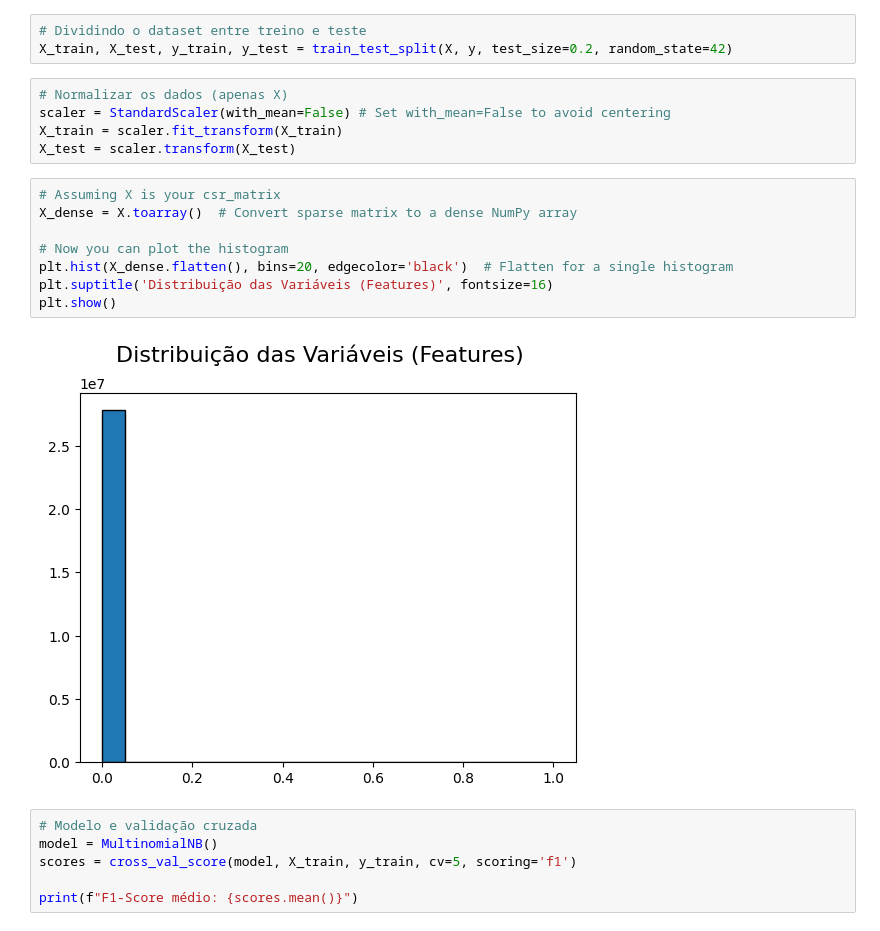
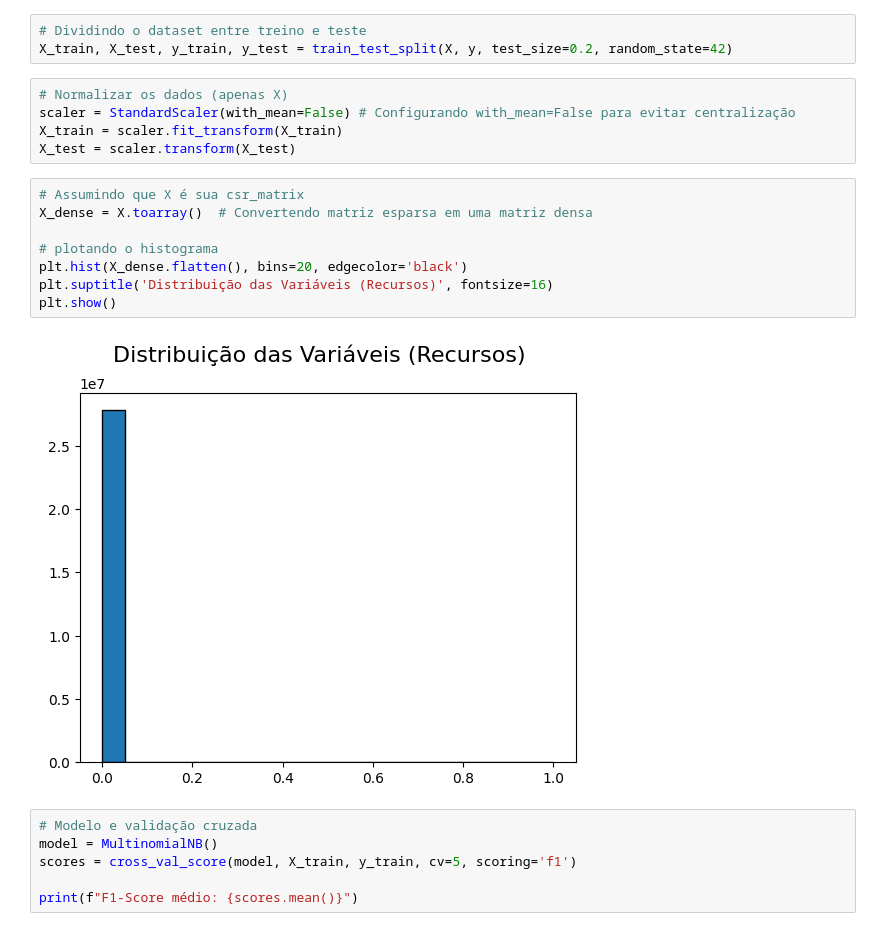
Before and after one commit to andrespeedwork/Machine-Learning-Analytics, a Jupyter notebook: Machine_Learning_e_Analytics.ipynb, the cells around one changed output. Saved outputs shown, nothing was run; the diff lists cells and outputs as text.

```diff
--- a/Machine_Learning_e_Analytics.ipynb
+++ b/Machine_Learning_e_Analytics.ipynb
@@ -96,19 +96,19 @@ y = df['label']
 X_train, X_test, y_train, y_test = train_test_split(X, y, test_size=0.2, random_state=42)
 # %%
 # Normalizar os dados (apenas X)
-scaler = StandardScaler(with_mean=False) # Set with_mean=False to avoid centering
+scaler = StandardScaler(with_mean=False) # Configurando with_mean=False para evitar centralização
 X_train = scaler.fit_transform(X_train)
 X_test = scaler.transform(X_test)
 # %%
-# Assuming X is your csr_matrix
-X_dense = X.toarray()  # Convert sparse matrix to a dense NumPy array
+# Assumindo que X é sua csr_matrix
+X_dense = X.toarray()  # Convertendo matriz esparsa em uma matriz densa
 
-# Now you can plot the histogram
-plt.hist(X_dense.flatten(), bins=20, edgecolor='black')  # Flatten for a single histogram
-plt.suptitle('Distribuição das Variáveis (Features)', fontsize=16)
+# plotando o histograma
+plt.hist(X_dense.flatten(), bins=20, edgecolor='black')
+plt.suptitle('Distribuição das Variáveis (Recursos)', fontsize=16)
 plt.show()
 # %% [output]
-[figure, old version]
+[figure, new version]
 # %%
 # Modelo e validação cruzada
 model = MultinomialNB()
```
Also changed, not shown: parts of 11 cells of this notebook.
